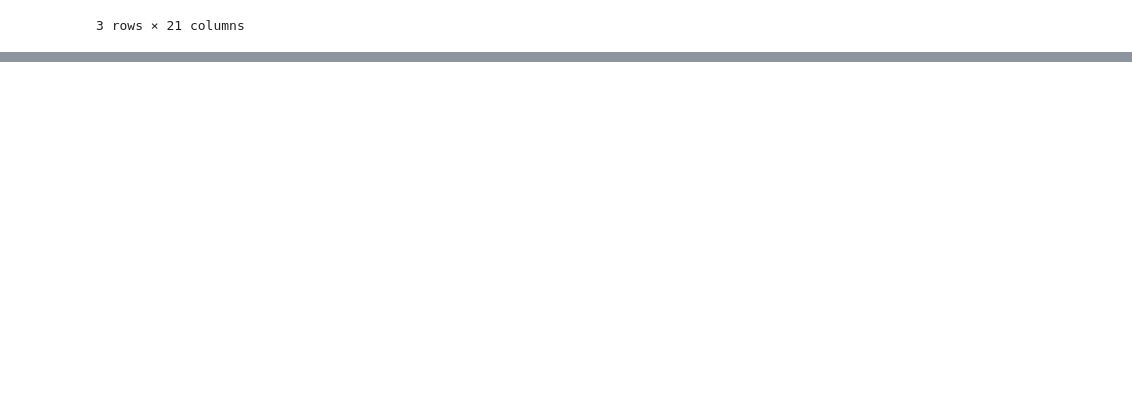
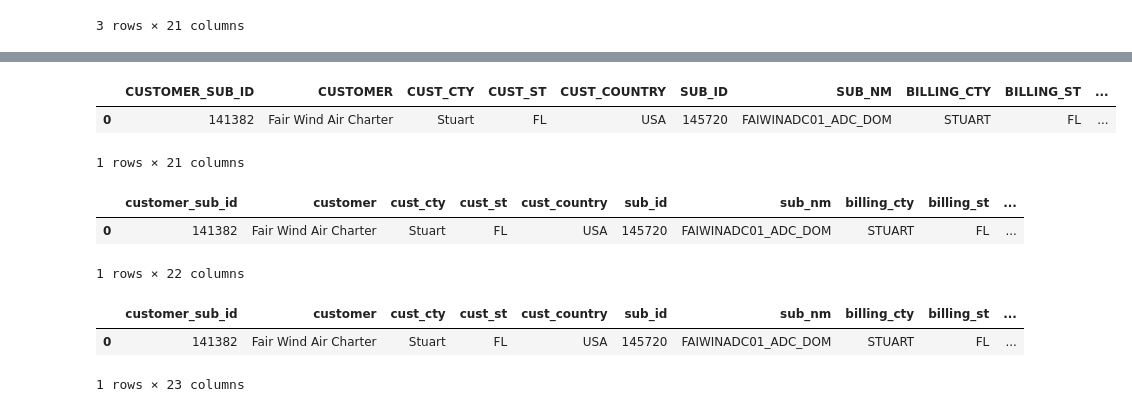
Before and after one commit to Zarak00/Projects, a Jupyter notebook: Collins_Aerospace/Subscription_Report /Subscription_Report .ipynb, the cells around one changed output, grey strips where cells are left out. Cells and saved outputs as stored; diff of their text form; code cells hidden in the pictures; blank space fills up the shorter version.

```diff
--- a/Collins_Aerospace/Subscription_Report /Subscription_Report .ipynb
+++ b/Collins_Aerospace/Subscription_Report /Subscription_Report .ipynb
@@ -32,0 +55,37 @@ df1.head(3)
+# %%
+df1.head(1)
+# %% [output]
+|  | CUSTOMER_SUB_ID | CUSTOMER | CUST_CTY | CUST_ST | CUST_COUNTRY | SUB_ID | SUB_NM | BILLING_CTY | BILLING_ST | ... |
+| 0 | 141382 | Fair Wind Air Charter | Stuart | FL | USA | 145720 | FAIWINADC01_ADC_DOM | STUART | FL | ... |
+1 rows × 21 columns
+# %%
+df1.columns = df1.columns.str.lower()
+df2.columns = df2.columns.str.lower()
+
+# Perform the lookup and merge the DataFrames based on the 'feature' column
+df_merged = pd.merge(df1, df2[['feature', 'plan']], left_on='feature', right_on='feature', how='left')
+
+# Rename the 'plan' column to 'Plans' in the merged DataFrame
+df_merged = df_merged.rename(columns={'plan': 'Plans'})
+
+# Print the merged DataFrame
+df_merged.head(1)
+# %% [output]
+|  | customer_sub_id | customer | cust_cty | cust_st | cust_country | sub_id | sub_nm | billing_cty | billing_st | ... |
+| 0 | 141382 | Fair Wind Air Charter | Stuart | FL | USA | 145720 | FAIWINADC01_ADC_DOM | STUART | FL | ... |
+1 rows × 22 columns
+# %%
+# Perform the VLOOKUP operation using merge
+df_merged = pd.merge(df_merged, df2[['feature', '# of payments']],
+                     left_on='feature', right_on='feature', how='left')
+
+
+# Rename the '# of payments' column in df_merged
+df_merged.rename(columns={'# of payments': 'Number of Payments'}, inplace=True)
+
+# Print the updated df_merged DataFrame
+df_merged.head(1)
+# %% [output]
+|  | customer_sub_id | customer | cust_cty | cust_st | cust_country | sub_id | sub_nm | billing_cty | billing_st | ... |
+| 0 | 141382 | Fair Wind Air Charter | Stuart | FL | USA | 145720 | FAIWINADC01_ADC_DOM | STUART | FL | ... |
+1 rows × 23 columns
```
Also changed, not shown: parts of 11 cells of this notebook.
